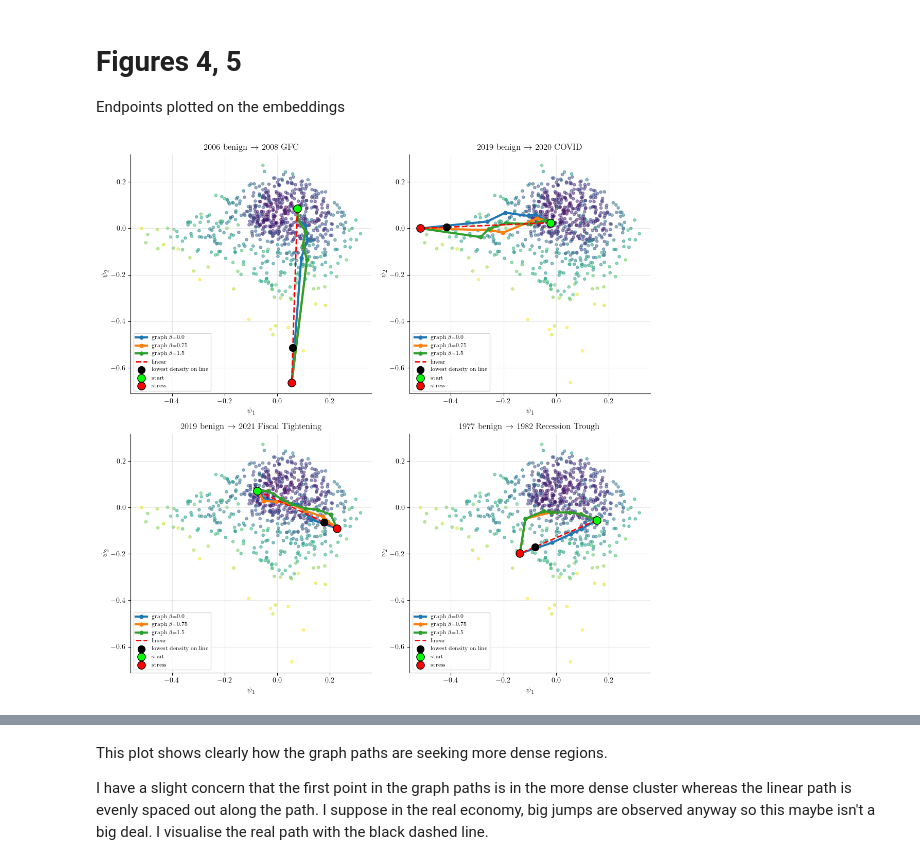
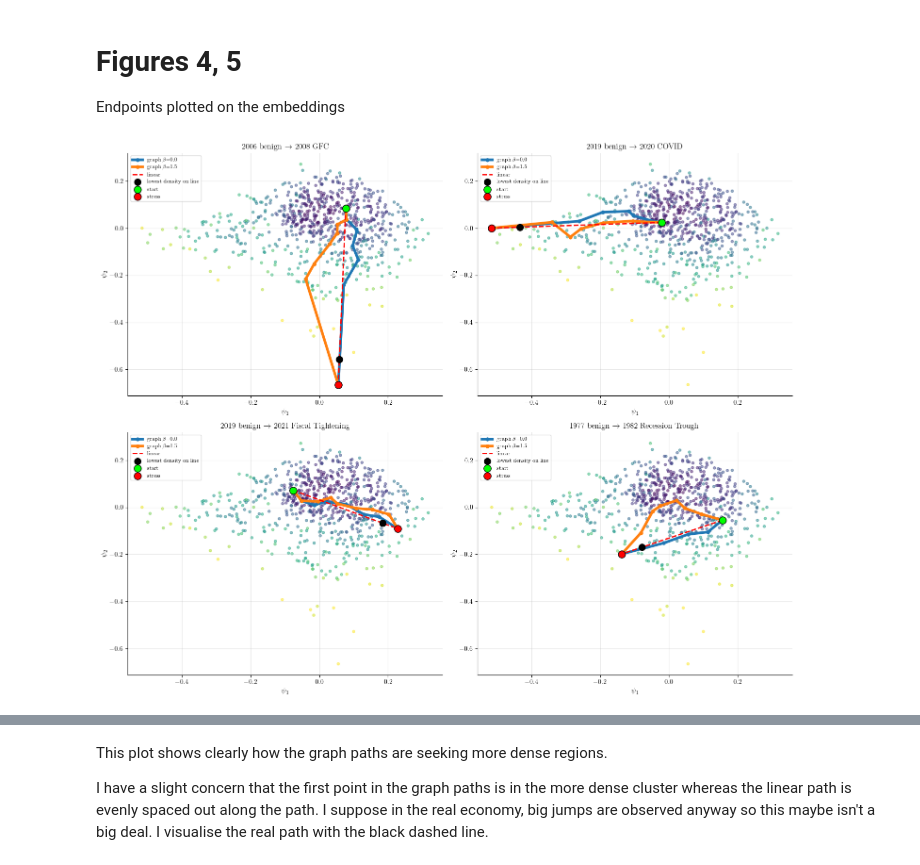
Before and after one commit to adamfowliee/JDKF_Starter, a Jupyter notebook: dissertation_brief/brief_phase7.ipynb, the cells around one changed output, grey strips where cells are left out. Saved outputs shown, nothing was run; the diff lists cells and outputs as text; code cells hidden in the pictures.

```diff
--- a/dissertation_brief/brief_phase7.ipynb
+++ b/dissertation_brief/brief_phase7.ipynb
@@ -79,14 +79,19 @@ def lift_validation(z_hat, Z):
     nn = NearestNeighbors(n_neighbors=1); nn.fit(Z)
     dNN, _ = nn.kneighbors(z_hat)
     return dNN
+
+def interior_values(x):
+    x = np.asarray(x)
+    if len(x) > 2:
+        return x[1:-1]
+    return x
 # %% [markdown]
 # Loading processed data
 # %%
 K_GRAPH = 15
 BETA = 1.5
-N_DIFFUSION_COORDS = 3
+N_DIFFUSION_COORDS = 4
 EPS_DIFFUSION = 3
-N_LINEAR_GRID = 40
 M_LIFT = 22
 
 
@@ -234,6 +239,9 @@ A_dist_sym = A_dist.maximum(A_dist.T)
 # %%
 def nn_dist_to_cloud(pts):
     return np.array([np.min(np.linalg.norm(Psi - p, axis=1)) for p in pts])
+
+def linear_path(Psi, start_idx, end_idx, n_grid=10):
+    return np.linspace(Psi[start_idx], Psi[end_idx], num=n_grid)
 
 def latent_density_at_points(gamma, Psi, h, scale):
     Dsq_query = cdist(gamma, Psi, metric="sqeuclidean")
@@ -243,52 +251,66 @@ def latent_density_at_points(gamma, Psi, h, scale):
     V_query = -np.log(rho_query_floor)
     return rho_query_floor, V_query
 
-def interior_min_mean(idx_path):
-    interior = idx_path[1:-1] if len(idx_path) > 2 else idx_path
-    return rho[interior].min(), rho[interior].mean()
-
 def lin_interior_min_mean(s, e, h, scale, n=40):
     lin = np.linspace(Psi[s], Psi[e], n)[1:-1]
     rho_lin, _ = latent_density_at_points(lin, Psi, h, scale)
-    return rho_lin.min(), rho_lin.mean(), nn_dist_to_cloud(lin).max(), np.argmin(rho_lin)
+    return rho_lin.min(), rho_lin.mean(), np.argmin(rho_lin), nn_dist_to_cloud(lin).max()
 
-betas = [0.0, 0.75, 1.5]
+def loo_graph_density(indices, Psi, h, scale):
+    rho_out = np.zeros(len(indices))
+    V_out = np.zeros(len(indices))
+    for p, idx in enumerate(indices):
+        mask = np.ones(len(Psi), dtype=bool)
+        mask[idx] = False
+        rho_i, V_i = latent_density_at_points(Psi[idx:idx+1], Psi[mask], h, scale)
+        rho_out[p] = rho_i[0]; V_out[p] = V_i[0]
+    return rho_out, V_out
+
+endpoint_pairs = {"2006 benign -> 2008 GFC": ("2006-03-01", "2008-10-01"), "2019 benign -> 2020 COVID": ("2019-07-01", "2020-04-01"),
+                  "2019 benign -> 2021 Fiscal Tightening": ("2019-04-01", "2022-04-01"), "1977 benign -> 1982 Recession Trough": ("1977-01-01", "1982-07-01")}
+pairs = {name: (dates.get_loc(pair[0]), dates.get_loc(pair[1])) for name, pair in endpoint_pairs.items()}
+
+betas = [0.0, 1.5]
 summary = []
-fig, axes = plt.subplots(2, 2, figsize=ps.FIG_QUAD_SQ)
+fig, axes = plt.subplots(2, 2, figsize=(15, 12))
 
 for ax, (name, (s, e)) in zip(axes.flatten(), pairs.items()):
 
     ax.scatter(Psi[:,0], Psi[:,1], c=V, s=15, cmap="viridis", alpha=.5)
 
-    path_lengths = []; paths = []
+    path_lengths = []
     for beta in betas:
         p = graph_path(A_dist_sym, beta, V, s, e)
         P = Psi[p]; path_lengths.append(len(P))
-        ax.plot(P[:,0], P[:,1], marker="o", ms=5, label=fr"graph $\beta$={beta}", linewidth=3)
-        imin, imean = interior_min_mean(p)
-        summary.append((name, f"graph beta={beta}", imin, imean, nn_dist_to_cloud(P).max()))
+        loo_rho, loo_V = loo_graph_density(p, Psi, h_dens, scale)
+        interior = interior_values(p)
+        loo_rho_interior = interior_values(loo_rho)
+        summary.append((name, f"graph beta={beta}", rho[interior].min(), loo_rho_interior.min(), rho[interior].mean(), nn_dist_to_cloud(P).max()))
+        ax.plot(P[:,0], P[:,1], marker="o", ms=5, label=rf"graph $\beta$={beta}", linewidth=4)
+
 
     n_grid = int(np.mean(path_lengths))
     lin = np.linspace(Psi[s], Psi[e], n_grid)
+    rho_min, rho_mean, idx_min, nn_dist = lin_interior_min_mean(s, e, h_dens, scale, n=n_grid)
+    summary.append((name, "linear", rho_min, rho_min, rho_mean, nn_dist))
+
+
     ax.plot(lin[:,0], lin[:,1], "r--", lw=2, label="linear")
-
-    llmin, llmean, lnn, min_idx = lin_interior_min_mean(s, e, h_dens, scale, n=n_grid)
-
-    ax.scatter(*lin[min_idx+1, :2], c="k", s=100, zorder=5, label="lowest density on line")
-    summary.append((name, "linear", llmin, llmean, lnn))
+    ax.scatter(*lin[idx_min+1, :2], c="k", s=100, zorder=5, label="lowest density on line")
 
     ax.scatter(*Psi[s,:2], c="lime", s=120, ec="k", zorder=5, label="start")
     ax.scatter(*Psi[e,:2], c="red", s=120, ec="k", zorder=5, label="stress")
 
-    ax.set_title(name.replace("->", r"$\rightarrow$")); ax.set_xlabel(r"$\psi_1$")
-    ax.set_ylabel(r"$\psi_2$"); ax.legend(fontsize=8)
+    ax.set_title(name.replace("->", r"$\rightarrow$"))
+    ax.set_xlabel(r"$\psi_1$")
+    ax.set_ylabel(r"$\psi_2$")
+    ax.legend(fontsize=8)
     ax.grid(alpha=.3)
 
 plt.tight_layout()
-plt.savefig("./figures/embedding_paths.pdf")
 plt.show()
 
-density_res = pd.DataFrame(summary, columns=["endpoints","path", "min_rho_lin", "mean_rho_lin", "max_NNdist"])
-print(density_res.round(4).to_string(index=False))
+res = pd.DataFrame(summary, columns=["endpoints","path","min_rho", "LOO_min_rho", "mean_rho", "max_NNdist"])
+print(res.round(4).to_string(index=False))
 # %% [output]
-[figure, old version]
+[figure, new version]
```
Also changed, not shown: parts of 13 cells of this notebook, 23 other files.
